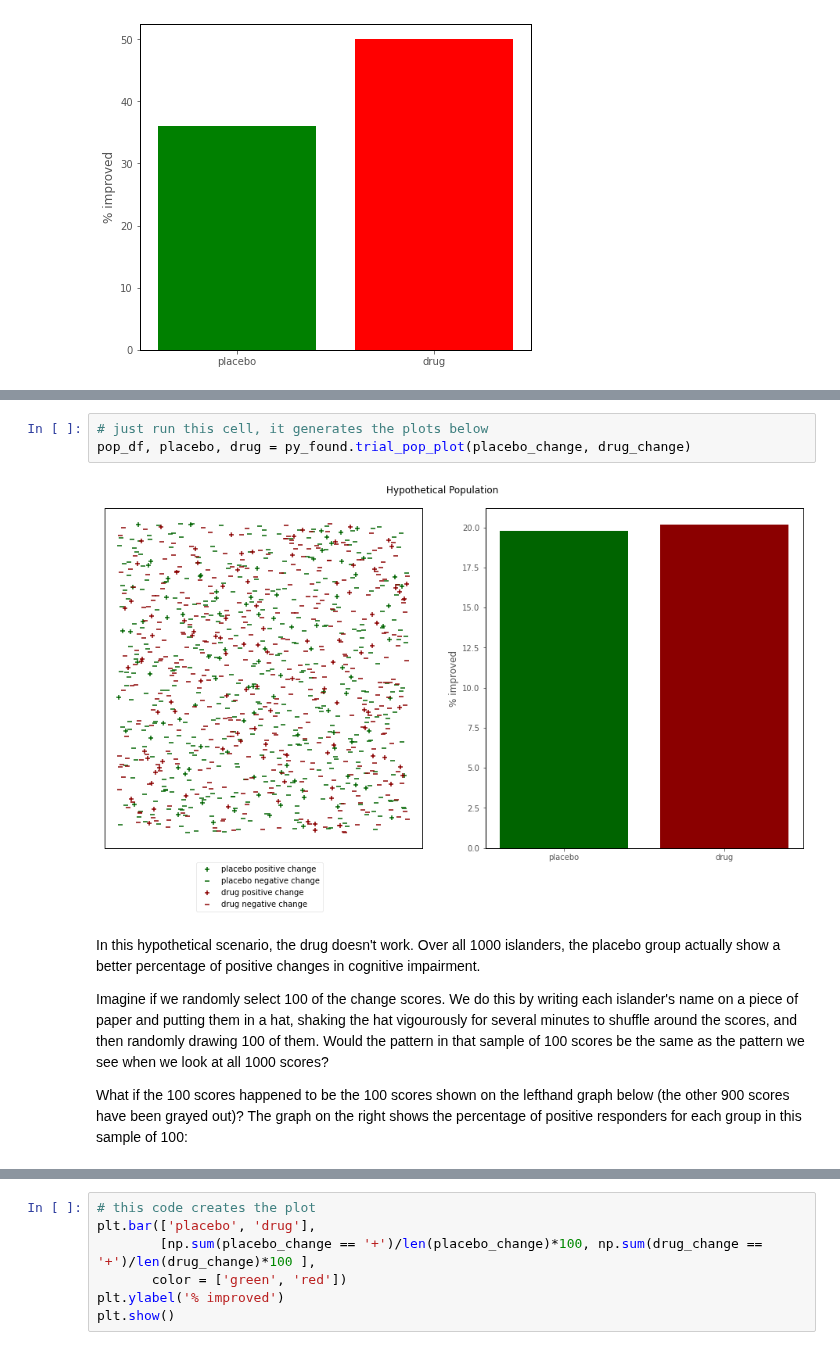
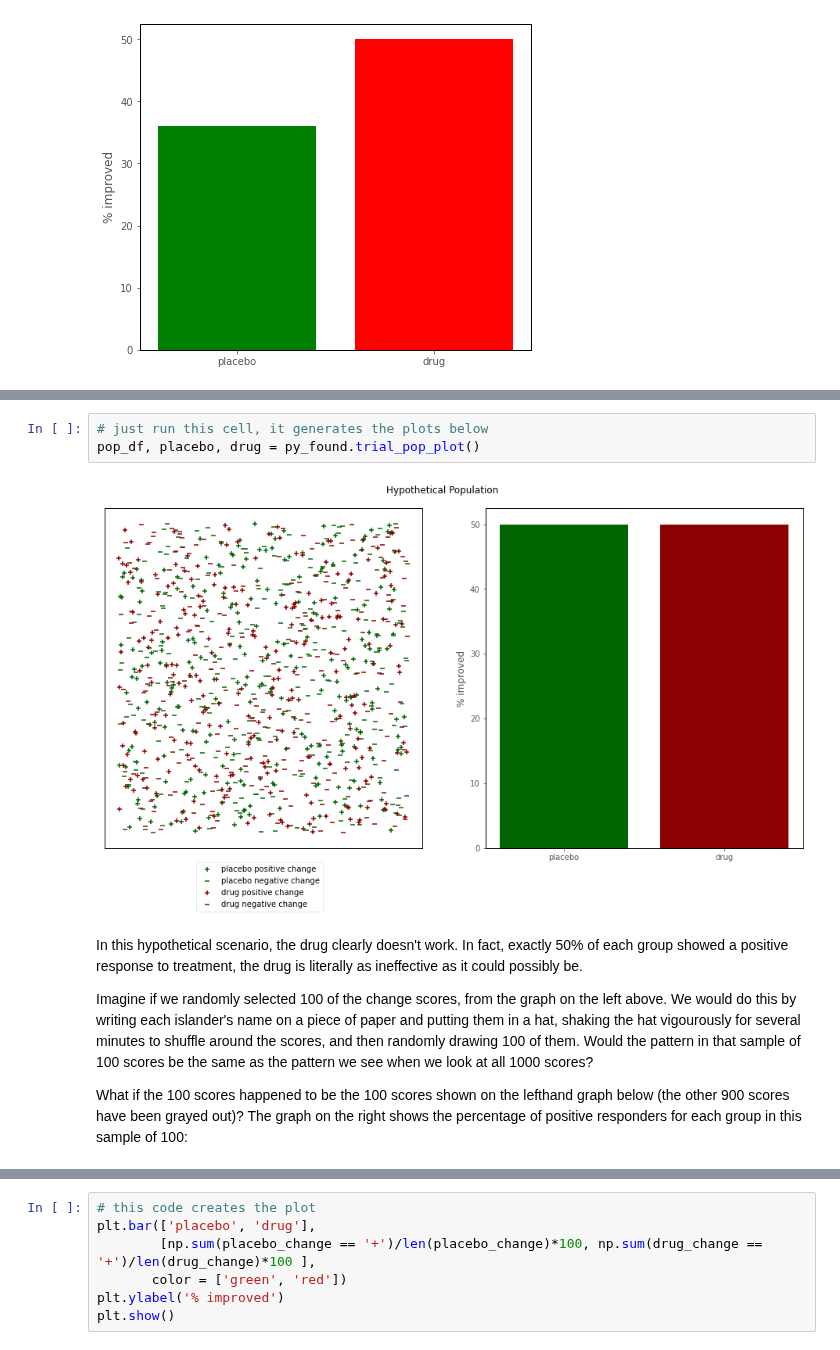
Before and after one commit to pxr687/islands_python_foundations, a Jupyter notebook: 1_populations_samples_questions.ipynb, the cells around one changed output, grey strips where cells are left out. Saved outputs shown, nothing was run; the diff lists cells and outputs as text.

Commit message:
update clinical trial example

```diff
--- a/1_populations_samples_questions.ipynb
+++ b/1_populations_samples_questions.ipynb
@@ -172,13 +181,13 @@ The graph on the left shows the change scores for all 1000 islanders, in this hy
 The graph on the right shows the percentage of positive responders in each group, from the hypothetical data of all 1000 islanders:
 # %%
 # just run this cell, it generates the plots below
-pop_df, placebo, drug = py_found.trial_pop_plot(placebo_change, drug_change)
+pop_df, placebo, drug = py_found.trial_pop_plot()
 # %% [output]
-[figure, old version]
+[figure, new version]
 # %% [markdown]
-In this hypothetical scenario, the drug doesn't work. Over all 1000 islanders, the placebo group actually show a better percentage of positive changes in cognitive impairment.
+In this hypothetical scenario, the drug clearly doesn't work. In fact, exactly 50% of each group showed a positive response to treatment, the drug is literally as ineffective as it could possibly be.
 
-Imagine if we randomly select 100 of the change scores. We do this by writing each islander's name on a piece of paper and putting them in a hat, shaking the hat vigourously for several minutes to shuffle around the scores, and then randomly drawing 100 of them. Would the pattern in that sample of 100 scores be the same as the pattern we see when we look at all 1000 scores?
+Imagine if we randomly selected 100 of the change scores, from the graph on the left above. We would do this by writing each islander's name on a piece of paper and putting them in a hat, shaking the hat vigourously for several minutes to shuffle around the scores, and then randomly drawing 100 of them. Would the pattern in that sample of 100 scores be the same as the pattern we see when we look at all 1000 scores?
 
 What if the 100 scores happened to be the 100 scores shown on the lefthand graph below (the other 900 scores have been grayed out)? The graph on the right shows the percentage of positive responders for each group in this sample of 100:
 # %%
```
Also changed, not shown: parts of 9 cells of this notebook, 1 other file.
